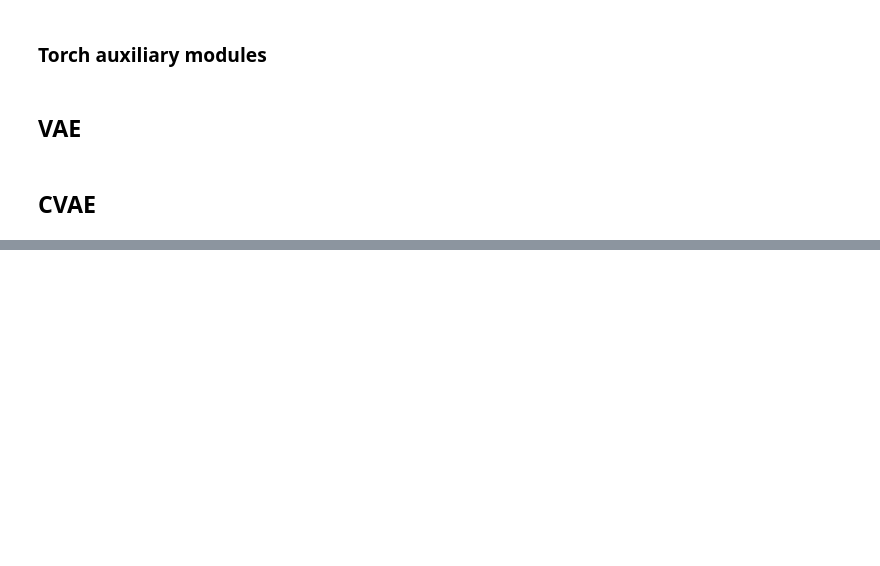
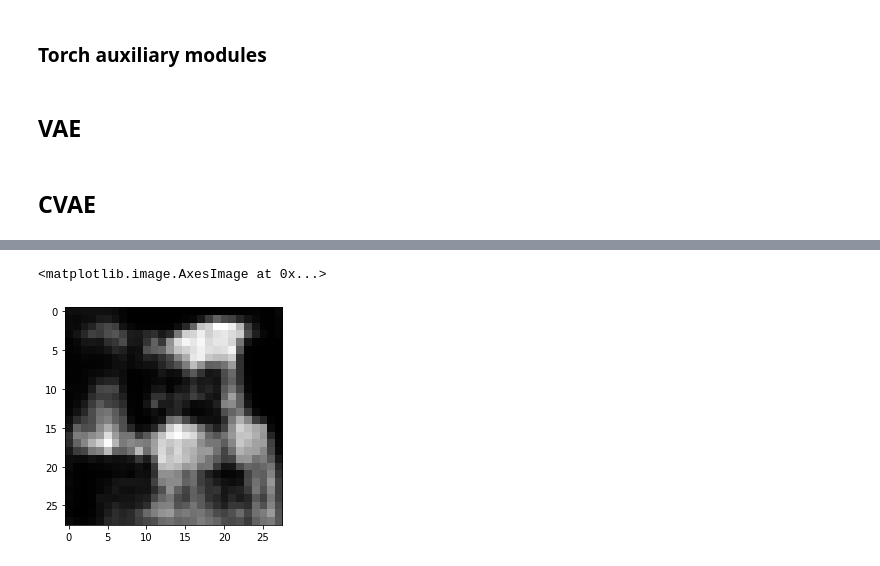
Before and after one commit to BenjaminEriksen95/VAEGen, a Jupyter notebook: VAE_Project.ipynb, the cells around one changed output, grey strips where cells are left out. Cells and saved outputs as stored; diff of their text form; code cells hidden in the pictures; blank space fills up the shorter version.

```diff
--- a/VAE_Project.ipynb
+++ b/VAE_Project.ipynb
@@ -264,0 +320,6 @@ plot_examples(model,sample=True)
+# %%
+plt.figure()
+plt.imshow(img2.to('cpu'), cmap='gray')
+# %% [output]
+<matplotlib.image.AxesImage at 0x...>
+[figure, added]
```
Also changed, not shown: parts of 16 cells of this notebook.
